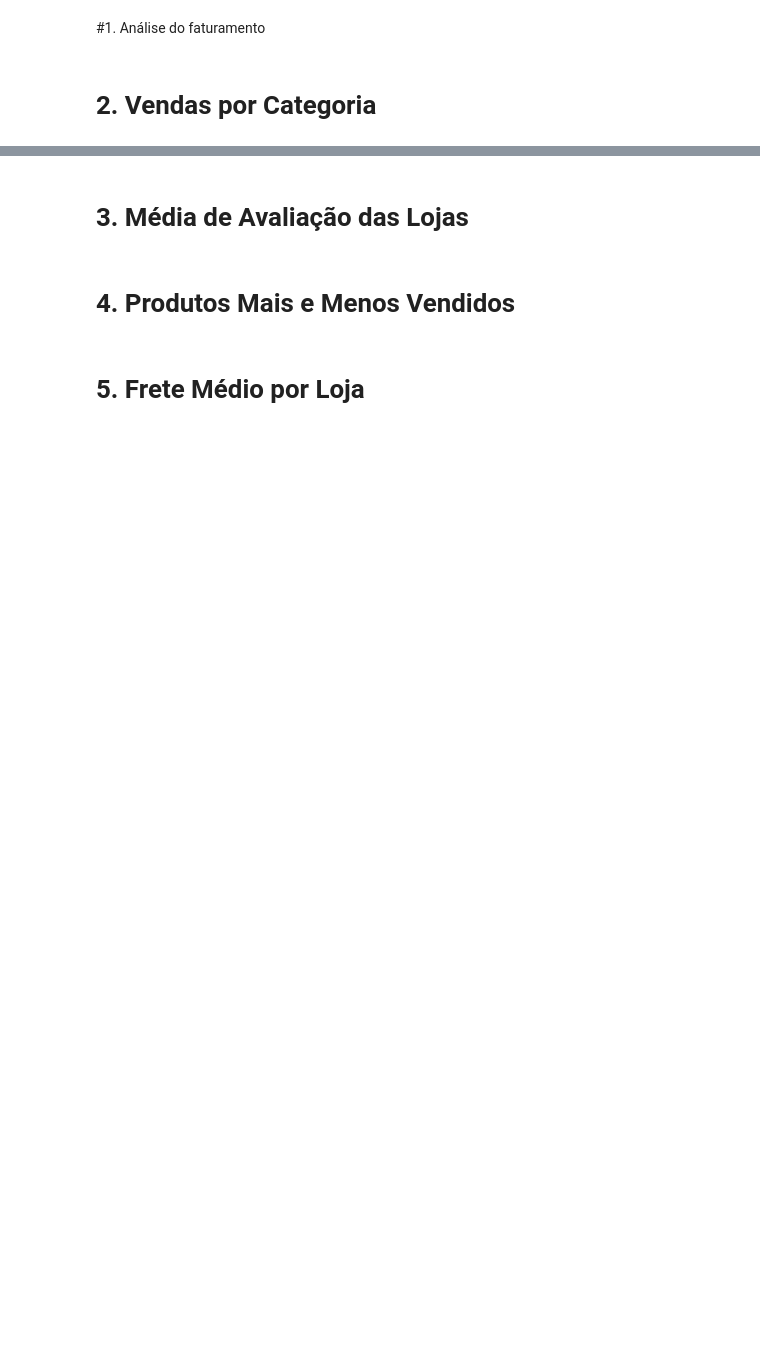
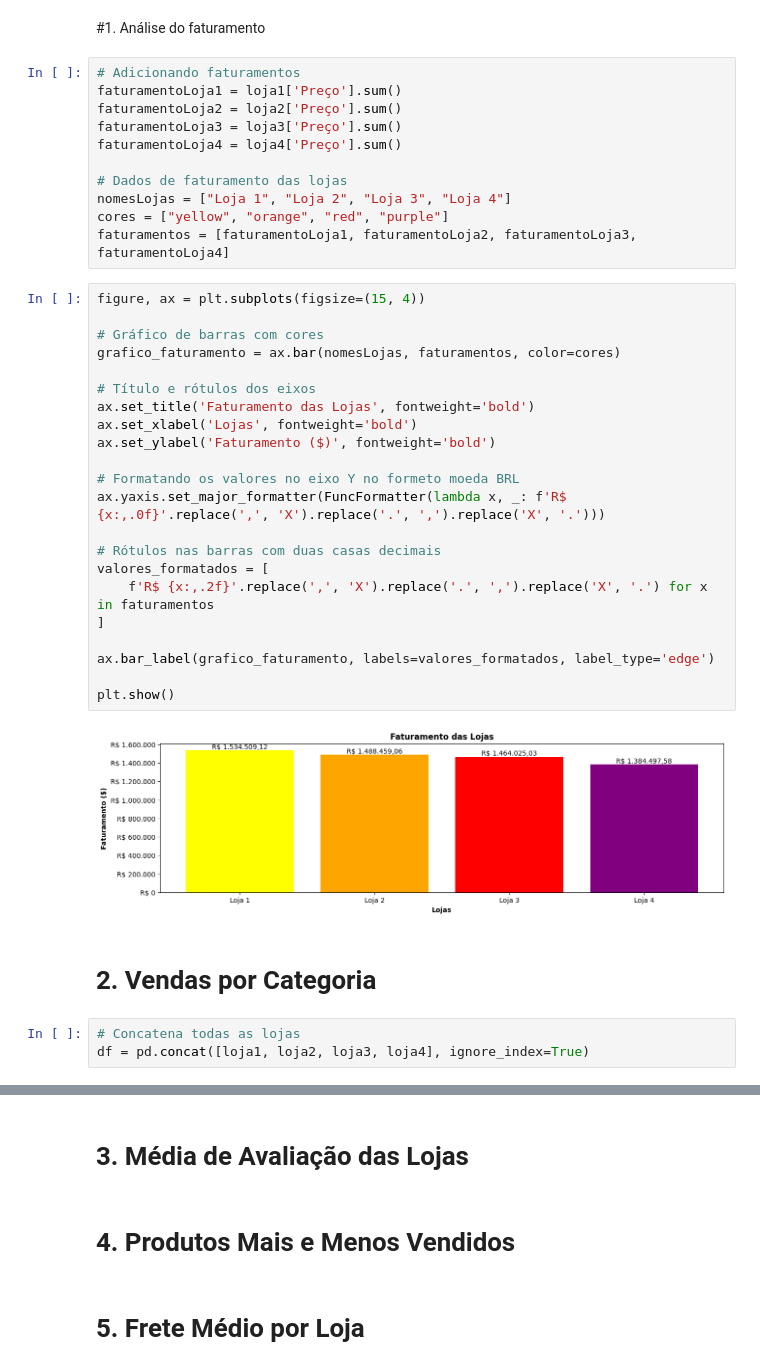
Before and after one commit to FalkonGangrel/challenge1-data-science, a Jupyter notebook: AluraStoreBr.ipynb, the cells around one changed output, grey strips where cells are left out. Cells and saved outputs as stored; diff of their text form; blank space fills up the shorter version.

```diff
--- a/AluraStoreBr.ipynb
+++ b/AluraStoreBr.ipynb
@@ -24,4 +46,42 @@ loja.head()
 # %% [markdown]
 #1. Análise do faturamento
+# %%
+# Adicionando faturamentos
+faturamentoLoja1 = loja1['Preço'].sum()
+faturamentoLoja2 = loja2['Preço'].sum()
+faturamentoLoja3 = loja3['Preço'].sum()
+faturamentoLoja4 = loja4['Preço'].sum()
+
+# Dados de faturamento das lojas
+nomesLojas = ["Loja 1", "Loja 2", "Loja 3", "Loja 4"]
+cores = ["yellow", "orange", "red", "purple"]
+faturamentos = [faturamentoLoja1, faturamentoLoja2, faturamentoLoja3, faturamentoLoja4]
+# %%
+figure, ax = plt.subplots(figsize=(15, 4))
+
+# Gráfico de barras com cores
+grafico_faturamento = ax.bar(nomesLojas, faturamentos, color=cores)
+
+# Título e rótulos dos eixos
+ax.set_title('Faturamento das Lojas', fontweight='bold')
+ax.set_xlabel('Lojas', fontweight='bold')
+ax.set_ylabel('Faturamento ($)', fontweight='bold')
+
+# Formatando os valores no eixo Y no formeto moeda BRL
+ax.yaxis.set_major_formatter(FuncFormatter(lambda x, _: f'R$ {x:,.0f}'.replace(',', 'X').replace('.', ',').replace('X', '.')))
+
+# Rótulos nas barras com duas casas decimais
+valores_formatados = [
+    f'R$ {x:,.2f}'.replace(',', 'X').replace('.', ',').replace('X', '.') for x in faturamentos
+]
+
+ax.bar_label(grafico_faturamento, labels=valores_formatados, label_type='edge')
+
+plt.show()
+# %% [output]
+[figure, added]
 # %% [markdown]
 # 2. Vendas por Categoria
+# %%
+# Concatena todas as lojas
+df = pd.concat([loja1, loja2, loja3, loja4], ignore_index=True)
```
Also changed, not shown: parts of 4 cells of this notebook.
